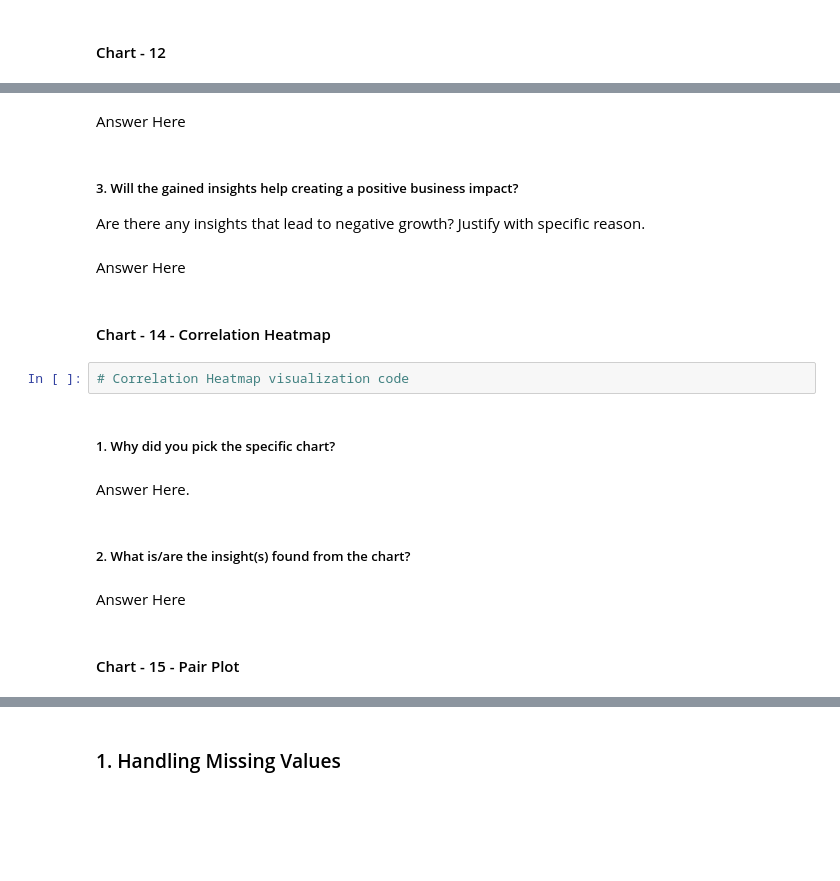
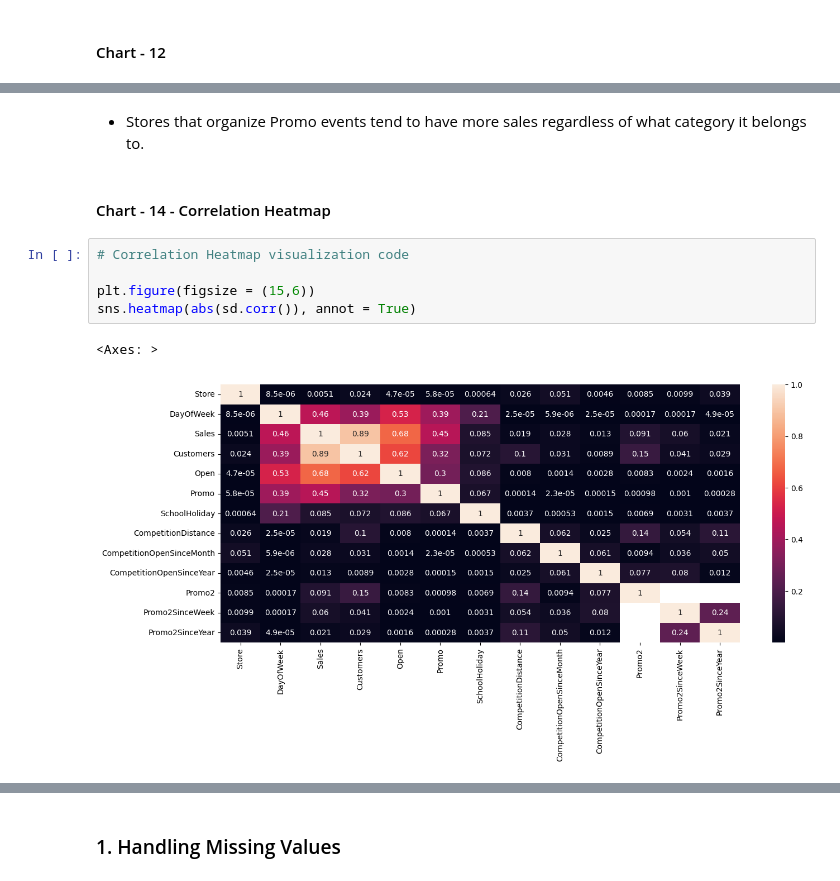
Before and after one commit to MrMRaut/Drug-Stores-Sales-Analysis-and-Prediction, a Jupyter notebook: 1151_Drug_Stores_Sales_Data.ipynb, the cells around one changed output, grey strips where cells are left out. Saved outputs shown, nothing was run; the diff lists cells and outputs as text; blank space fills up the shorter version.

```diff
--- a/1151_Drug_Stores_Sales_Data.ipynb
+++ b/1151_Drug_Stores_Sales_Data.ipynb
@@ -556,21 +555,12 @@ Answer Here.
-# %% [markdown]
-Answer Here
-# %% [markdown]
-##### 3. Will the gained insights help creating a positive business impact?
-Are there any insights that lead to negative growth? Justify with specific reason.
-# %% [markdown]
-Answer Here
+# %% [markdown]
+- Stores that organize Promo events tend to have more sales regardless of what category it belongs to.
 # %% [markdown]
 #### Chart - 14 - Correlation Heatmap
 # %%
 # Correlation Heatmap visualization code
+
+plt.figure(figsize = (15,6))
+sns.heatmap(abs(sd.corr()), annot = True)
+# %% [output]
+<Axes: >
+[figure, added]
-# %% [markdown]
-##### 1. Why did you pick the specific chart?
-# %% [markdown]
-Answer Here.
-# %% [markdown]
-##### 2. What is/are the insight(s) found from the chart?
-# %% [markdown]
-Answer Here
-# %% [markdown]
-#### Chart - 15 - Pair Plot
```
Also changed, not shown: parts of 108 cells of this notebook.
